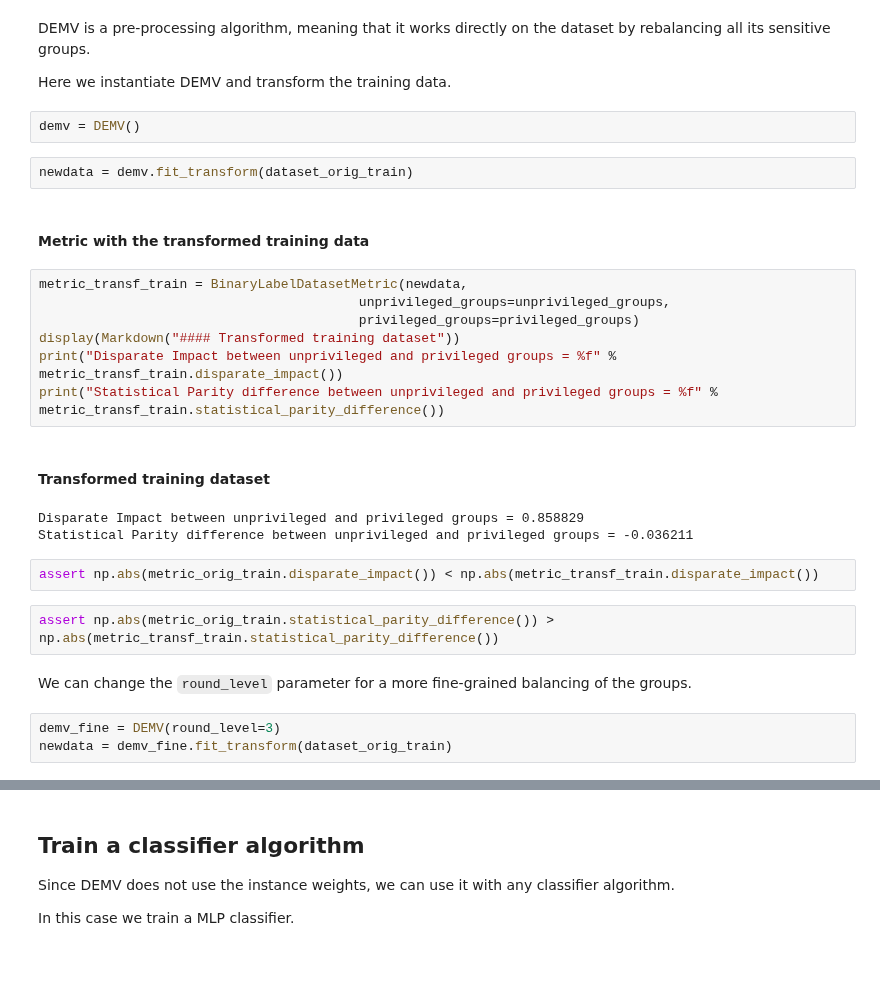
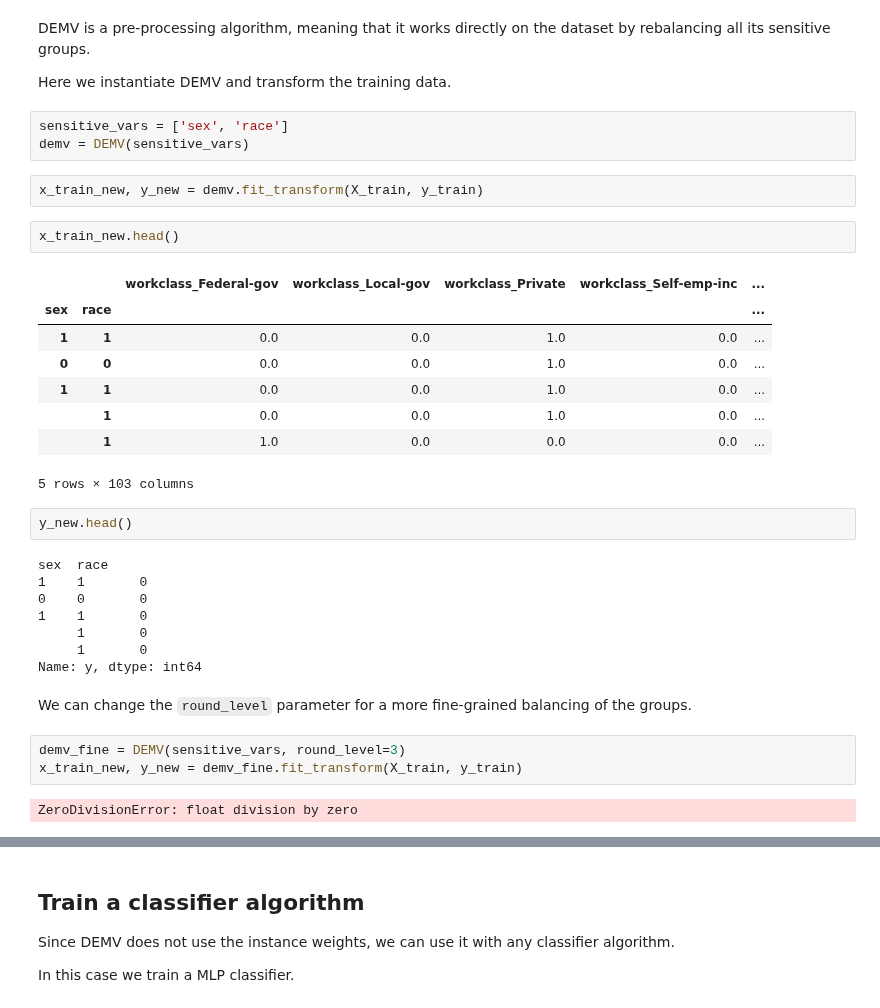
Before and after one commit to Trusted-AI/AIF360, a Jupyter notebook: examples/sklearn/demo_demv.ipynb, the cells around one changed output, grey strips where cells are left out. Saved outputs shown, nothing was run; the diff lists cells and outputs as text; blank space fills up the shorter version.

```diff
--- a/examples/sklearn/demo_demv.ipynb
+++ b/examples/sklearn/demo_demv.ipynb
@@ -124,29 +85,36 @@ Statistical Parity difference between unprivileged and privileged groups = -0.19
 DEMV is a pre-processing algorithm, meaning that it works directly on the dataset by rebalancing all its sensitive groups.
 
 Here we instantiate DEMV and transform the training data.
-# %%
-demv = DEMV()
-# %%
-newdata = demv.fit_transform(dataset_orig_train)
-# %% [markdown]
-#### Metric with the transformed training data
-# %%
-metric_transf_train = BinaryLabelDatasetMetric(newdata,
-                                         unprivileged_groups=unprivileged_groups,
-                                         privileged_groups=privileged_groups)
-display(Markdown("#### Transformed training dataset"))
-print("Disparate Impact between unprivileged and privileged groups = %f" % metric_transf_train.disparate_impact())
-print("Statistical Parity difference between unprivileged and privileged groups = %f" % metric_transf_train.statistical_parity_difference())
-# %% [output]
-#### Transformed training dataset
-Disparate Impact between unprivileged and privileged groups = 0.858829
-Statistical Parity difference between unprivileged and privileged groups = -0.036211
-# %%
-assert np.abs(metric_orig_train.disparate_impact()) < np.abs(metric_transf_train.disparate_impact())
-# %%
-assert np.abs(metric_orig_train.statistical_parity_difference()) > np.abs(metric_transf_train.statistical_parity_difference())
+# %%
+sensitive_vars = ['sex', 'race']
+demv = DEMV(sensitive_vars)
+# %%
+x_train_new, y_new = demv.fit_transform(X_train, y_train)
+# %%
+x_train_new.head()
+# %% [output]
+|  |  | workclass_Federal-gov | workclass_Local-gov | workclass_Private | workclass_Self-emp-inc | ... |
+| sex | race |  |  |  |  | ... |
+| 1 | 1 | 0.0 | 0.0 | 1.0 | 0.0 | ... |
+| 0 | 0 | 0.0 | 0.0 | 1.0 | 0.0 | ... |
+| 1 | 1 | 0.0 | 0.0 | 1.0 | 0.0 | ... |
+|  | 1 | 0.0 | 0.0 | 1.0 | 0.0 | ... |
+|  | 1 | 1.0 | 0.0 | 0.0 | 0.0 | ... |
+5 rows × 103 columns
+# %%
+y_new.head()
+# %% [output]
+sex  race
+1    1       0
+0    0       0
+1    1       0
+     1       0
+     1       0
+Name: y, dtype: int64
 # %% [markdown]
 We can change the `round_level` parameter for a more fine-grained balancing of the groups.
 # %%
-demv_fine = DEMV(round_level=3)
-newdata = demv_fine.fit_transform(dataset_orig_train)
+demv_fine = DEMV(sensitive_vars, round_level=3)
+x_train_new, y_new = demv_fine.fit_transform(X_train, y_train)
+# %% [output]
+ZeroDivisionError: float division by zero
```
Also changed, not shown: parts of 38 cells of this notebook, 3 other files.
